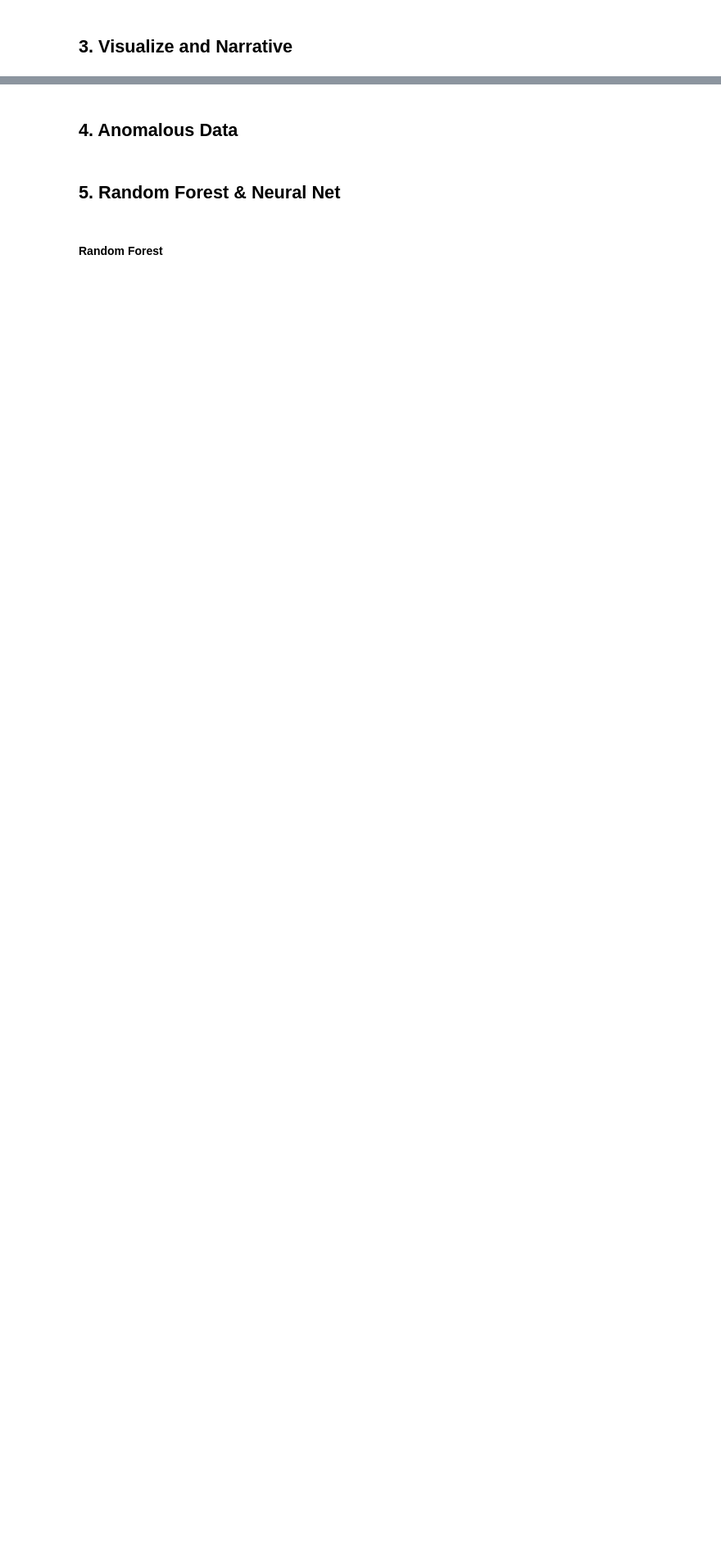
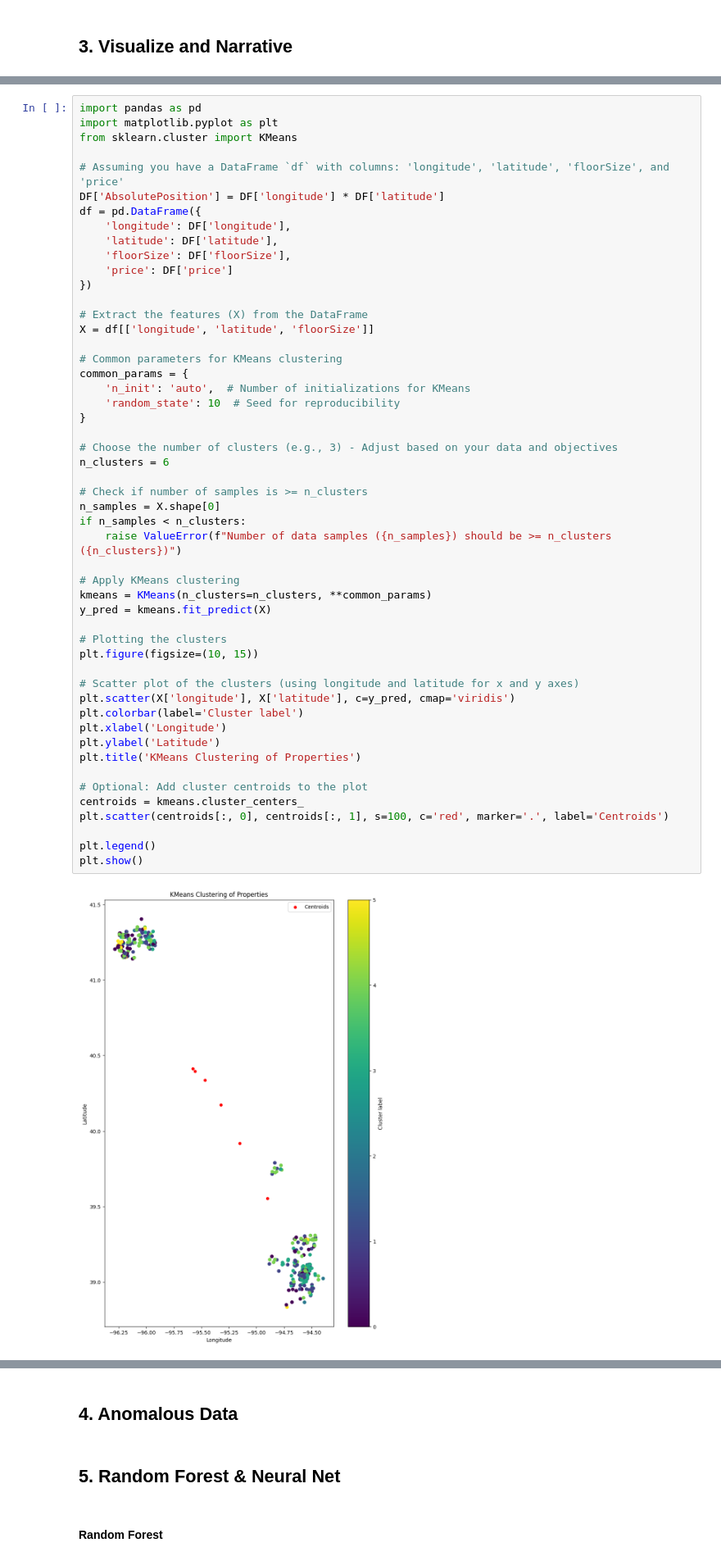
Before and after one commit to 44-566-Machine-Learning-S24/ml-s24-project-CamSund02, a Jupyter notebook: Project Pivot/Project Milestone 3.ipynb, the cells around one changed output, grey strips where cells are left out. Shown: that part at 82% size. Saved outputs shown, nothing was run; the diff lists cells and outputs as text; blank space fills up the shorter version.

```diff
--- a/Project Pivot/Project Milestone 3.ipynb
+++ b/Project Pivot/Project Milestone 3.ipynb
@@ -146,0 +172,53 @@ print("F1", f1_score(y_test, y_test_predict, average='weighted'))
+# %%
+import pandas as pd
+import matplotlib.pyplot as plt
+from sklearn.cluster import KMeans
+
+# Assuming you have a DataFrame `df` with columns: 'longitude', 'latitude', 'floorSize', and 'price'
+DF['AbsolutePosition'] = DF['longitude'] * DF['latitude']
+df = pd.DataFrame({
+    'longitude': DF['longitude'],
+    'latitude': DF['latitude'],
+    'floorSize': DF['floorSize'],
+    'price': DF['price']
+})
+
+# Extract the features (X) from the DataFrame
+X = df[['longitude', 'latitude', 'floorSize']]
+
+# Common parameters for KMeans clustering
+common_params = {
+    'n_init': 'auto',  # Number of initializations for KMeans
+    'random_state': 10  # Seed for reproducibility
+}
+
+# Choose the number of clusters (e.g., 3) - Adjust based on your data and objectives
+n_clusters = 6
+
+# Check if number of samples is >= n_clusters
+n_samples = X.shape[0]
+if n_samples < n_clusters:
+    raise ValueError(f"Number of data samples ({n_samples}) should be >= n_clusters ({n_clusters})")
+
+# Apply KMeans clustering
+kmeans = KMeans(n_clusters=n_clusters, **common_params)
+y_pred = kmeans.fit_predict(X)
+
+# Plotting the clusters
+plt.figure(figsize=(10, 15))
+
+# Scatter plot of the clusters (using longitude and latitude for x and y axes)
+plt.scatter(X['longitude'], X['latitude'], c=y_pred, cmap='viridis')
+plt.colorbar(label='Cluster label')
+plt.xlabel('Longitude')
+plt.ylabel('Latitude')
+plt.title('KMeans Clustering of Properties')
+
+# Optional: Add cluster centroids to the plot
+centroids = kmeans.cluster_centers_
+plt.scatter(centroids[:, 0], centroids[:, 1], s=100, c='red', marker='.', label='Centroids')
+
+plt.legend()
+plt.show()
+# %% [output]
+[figure, added]
```
Also changed, not shown: parts of 7 cells of this notebook.
